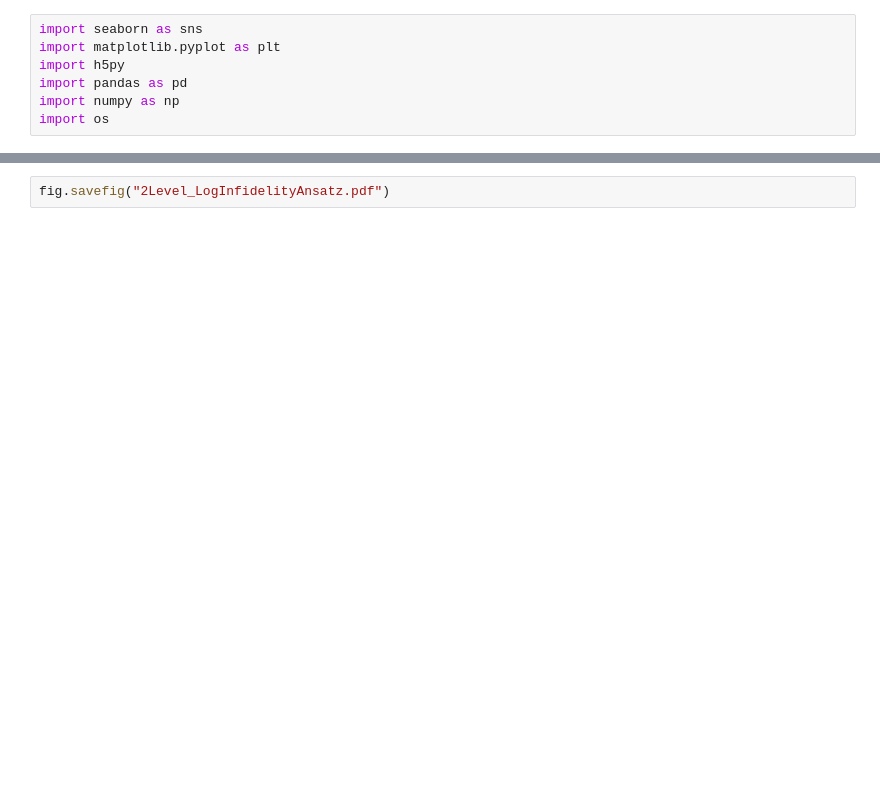
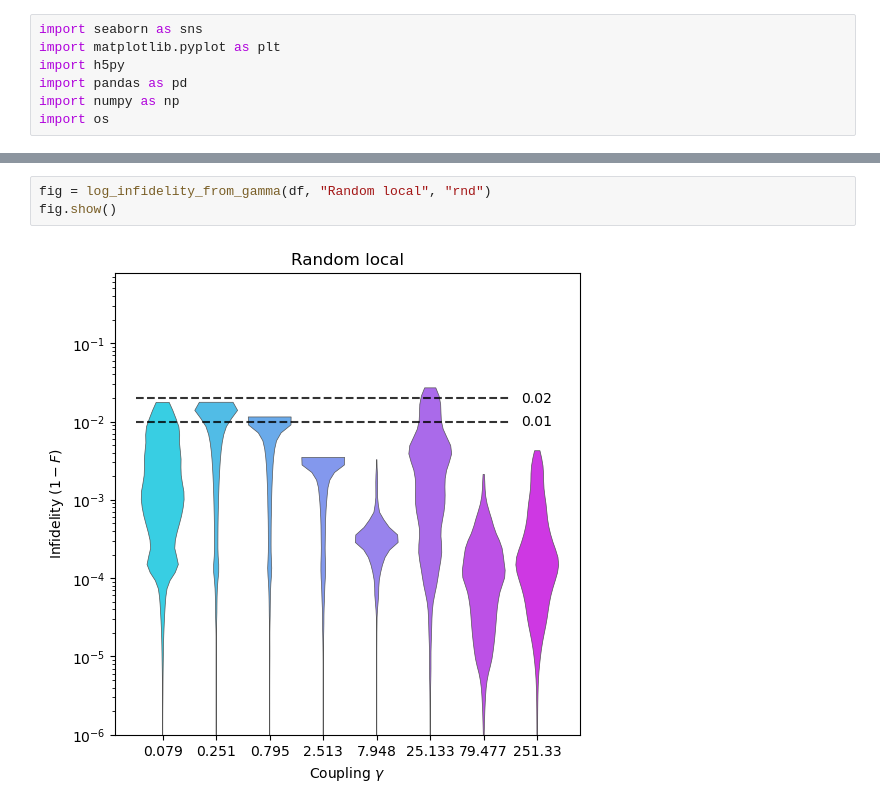
Before and after one commit to zpopovych/OQSID-thesis, a Jupyter notebook: POP_LME_OLD/POP_04_violin.ipynb, the cells around one changed output, grey strips where cells are left out. Drawn from its saved outputs; the diff is of its cells as text; blank space fills up the shorter version.

```diff
--- a/POP_LME_OLD/POP_04_violin.ipynb
+++ b/POP_LME_OLD/POP_04_violin.ipynb
@@ -111,2 +88,5 @@ fig.show()
 # %%
-fig.savefig("2Level_LogInfidelityAnsatz.pdf")
+fig = log_infidelity_from_gamma(df, "Random local", "rnd")
+fig.show()
+# %% [output]
+[figure, added]
```
Also changed, not shown: parts of 6 cells of this notebook, 27 other files.
